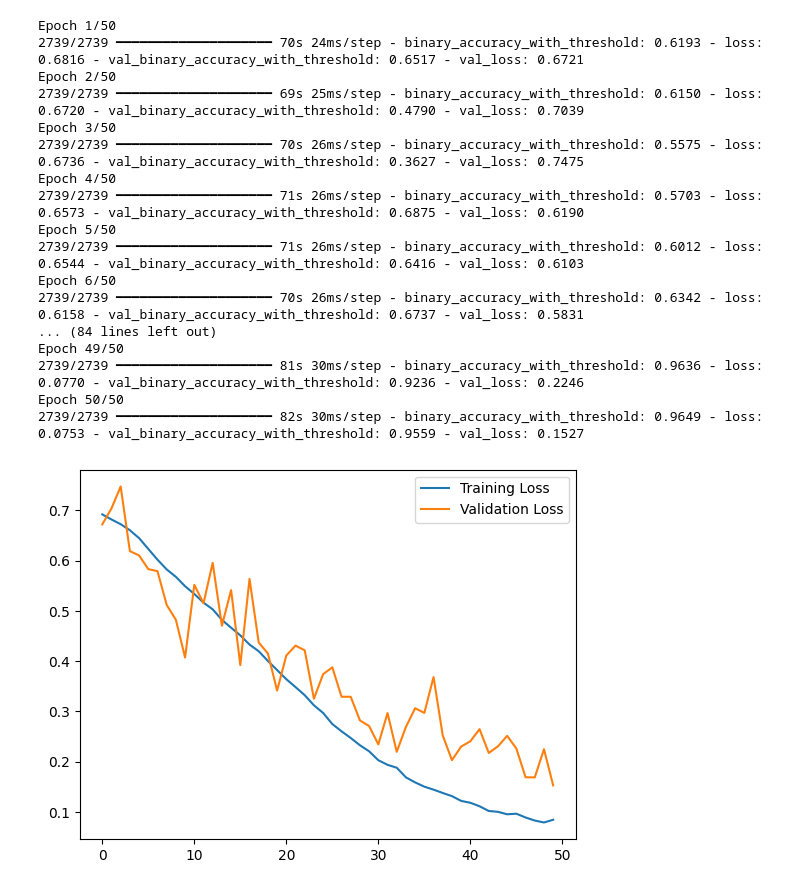
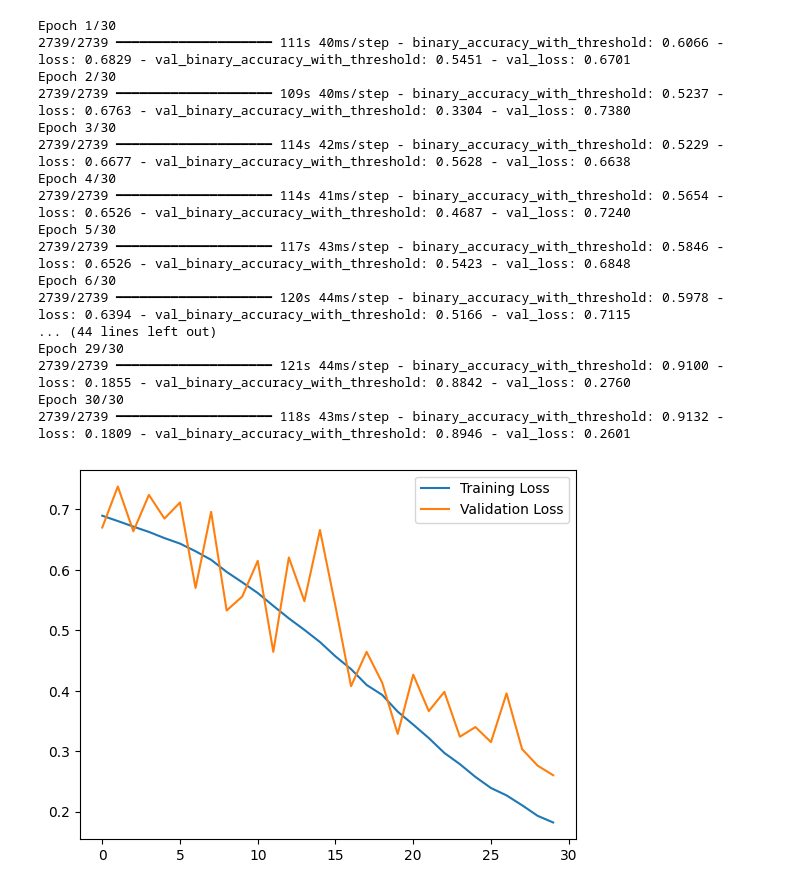
Before and after one commit to james-harvey-git/MPhys_Project, a Jupyter notebook: machine_learning.ipynb, the cells around one changed output. Cells and saved outputs as stored; diff of their text form; code cells hidden in the pictures.

```diff
--- a/machine_learning.ipynb
+++ b/machine_learning.ipynb
@@ -34,7 +31,7 @@ from vertical_gas_profile_plot import preprocess_profile_data as ppd
 # %%
 date_indices = np.arange(len(h2o_data['year'].values))
 # %%
-features, labels = ppd('H2O', h2o_data, h2o_flags, date_indices, n_surrounding = 2, n_altitudes = len(h2o_data['altitude'].values))
+features, labels = ppd('H2O', h2o_data, h2o_flags, date_indices, n_surrounding = 4, n_altitudes = len(h2o_data['altitude'].values))
 # %% [output]
 VMR for date index 256 is empty after screening
 VMR for date index 1753 is empty after screening
@@ -119,7 +116,7 @@ def build_cnn_lstm_model(n_profiles, n_altitudes, n_features):
 
     return model
 # %%
-n_profiles = 3
+n_profiles = 5
 n_altitudes = len(h2o_data['altitude'].values)
 n_features = 9
 
@@ -164,41 +161,41 @@ class_weights_dict = {i: intermediate_weights[i] for i in range(len(intermediate
 # %%
 # Train the model
 history = model.fit(
     X_train, y_train,
-    epochs=50,
+    epochs=30,
     batch_size=32,
     validation_data=(X_val, y_val),
-    #callbacks=[tf.keras.callbacks.EarlyStopping(monitor='val_loss', patience=5, restore_best_weights=True)],
+    callbacks=[tf.keras.callbacks.EarlyStopping(monitor='val_loss', patience=5, restore_best_weights=True)],
     class_weight=class_weight_dict
 )
 
 plt.figure()
 plt.plot(history.history['loss'], label='Training Loss')
 plt.plot(history.history['val_loss'], label='Validation Loss')
 plt.legend()
 plt.show()
 
 plt.figure()
 plt.plot(history.history['binary_accuracy_with_threshold'], label='Training Accuracy')
 plt.plot(history.history['val_binary_accuracy_with_threshold'], label='Validation Accuracy')
 plt.legend()
 plt.show()
 # %% [output]
-Epoch 1/50
-2739/2739 ━━━━━━━━━━━━━━━━━━━━ 70s 24ms/step - binary_accuracy_with_threshold: 0.6193 - loss: 0.6816 - val_binary_accuracy_with_threshold: 0.6517 - val_loss: 0.6721
-Epoch 2/50
-2739/2739 ━━━━━━━━━━━━━━━━━━━━ 69s 25ms/step - binary_accuracy_with_threshold: 0.6150 - loss: 0.6720 - val_binary_accuracy_with_threshold: 0.4790 - val_loss: 0.7039
-Epoch 3/50
-2739/2739 ━━━━━━━━━━━━━━━━━━━━ 70s 26ms/step - binary_accuracy_with_threshold: 0.5575 - loss: 0.6736 - val_binary_accuracy_with_threshold: 0.3627 - val_loss: 0.7475
-Epoch 4/50
-2739/2739 ━━━━━━━━━━━━━━━━━━━━ 71s 26ms/step - binary_accuracy_with_threshold: 0.5703 - loss: 0.6573 - val_binary_accuracy_with_threshold: 0.6875 - val_loss: 0.6190
-Epoch 5/50
-2739/2739 ━━━━━━━━━━━━━━━━━━━━ 71s 26ms/step - binary_accuracy_with_threshold: 0.6012 - loss: 0.6544 - val_binary_accuracy_with_threshold: 0.6416 - val_loss: 0.6103
-Epoch 6/50
-2739/2739 ━━━━━━━━━━━━━━━━━━━━ 70s 26ms/step - binary_accuracy_with_threshold: 0.6342 - loss: 0.6158 - val_binary_accuracy_with_threshold: 0.6737 - val_loss: 0.5831
-... (84 lines left out)
-Epoch 49/50
-2739/2739 ━━━━━━━━━━━━━━━━━━━━ 81s 30ms/step - binary_accuracy_with_threshold: 0.9636 - loss: 0.0770 - val_binary_accuracy_with_threshold: 0.9236 - val_loss: 0.2246
-Epoch 50/50
-2739/2739 ━━━━━━━━━━━━━━━━━━━━ 82s 30ms/step - binary_accuracy_with_threshold: 0.9649 - loss: 0.0753 - val_binary_accuracy_with_threshold: 0.9559 - val_loss: 0.1527
+Epoch 1/30
+2739/2739 ━━━━━━━━━━━━━━━━━━━━ 111s 40ms/step - binary_accuracy_with_threshold: 0.6066 - loss: 0.6829 - val_binary_accuracy_with_threshold: 0.5451 - val_loss: 0.6701
+Epoch 2/30
+2739/2739 ━━━━━━━━━━━━━━━━━━━━ 109s 40ms/step - binary_accuracy_with_threshold: 0.5237 - loss: 0.6763 - val_binary_accuracy_with_threshold: 0.3304 - val_loss: 0.7380
+Epoch 3/30
+2739/2739 ━━━━━━━━━━━━━━━━━━━━ 114s 42ms/step - binary_accuracy_with_threshold: 0.5229 - loss: 0.6677 - val_binary_accuracy_with_threshold: 0.5628 - val_loss: 0.6638
+Epoch 4/30
+2739/2739 ━━━━━━━━━━━━━━━━━━━━ 114s 41ms/step - binary_accuracy_with_threshold: 0.5654 - loss: 0.6526 - val_binary_accuracy_with_threshold: 0.4687 - val_loss: 0.7240
+Epoch 5/30
+2739/2739 ━━━━━━━━━━━━━━━━━━━━ 117s 43ms/step - binary_accuracy_with_threshold: 0.5846 - loss: 0.6526 - val_binary_accuracy_with_threshold: 0.5423 - val_loss: 0.6848
+Epoch 6/30
+2739/2739 ━━━━━━━━━━━━━━━━━━━━ 120s 44ms/step - binary_accuracy_with_threshold: 0.5978 - loss: 0.6394 - val_binary_accuracy_with_threshold: 0.5166 - val_loss: 0.7115
+... (44 lines left out)
+Epoch 29/30
+2739/2739 ━━━━━━━━━━━━━━━━━━━━ 121s 44ms/step - binary_accuracy_with_threshold: 0.9100 - loss: 0.1855 - val_binary_accuracy_with_threshold: 0.8842 - val_loss: 0.2760
+Epoch 30/30
+2739/2739 ━━━━━━━━━━━━━━━━━━━━ 118s 43ms/step - binary_accuracy_with_threshold: 0.9132 - loss: 0.1809 - val_binary_accuracy_with_threshold: 0.8946 - val_loss: 0.2601
-[figure, old version]
+[figure, new version]
```
Also changed, not shown: parts of 18 cells of this notebook, 1 other file.
